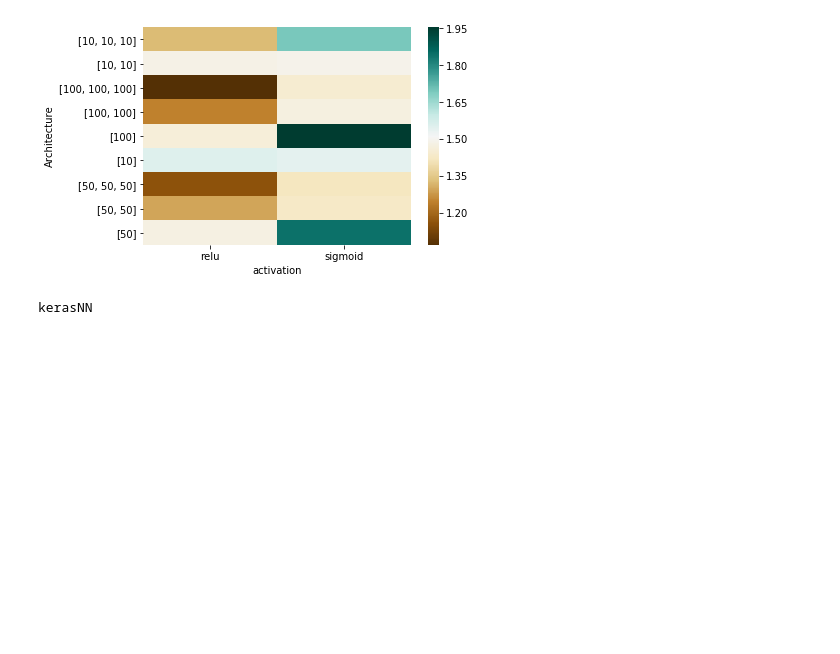
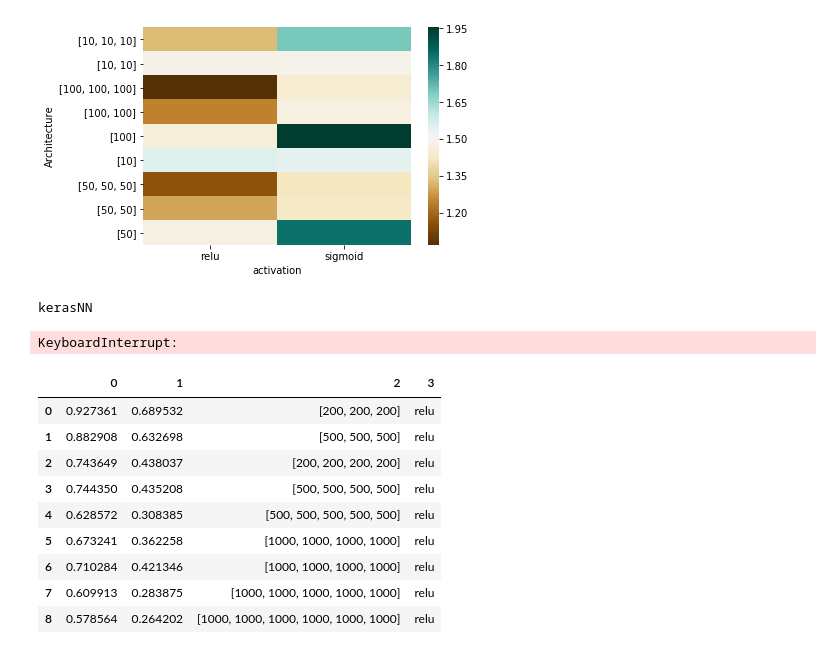
Before and after one commit to MarioBonse/MachineLearningProject, a Jupyter notebook: src/NNGridSearch.ipynb, the cells around one changed output. Drawn from its saved outputs; the diff is of its cells as text; code cells hidden in the pictures; blank space fills up the shorter version.

```diff
--- a/src/NNGridSearch.ipynb
+++ b/src/NNGridSearch.ipynb
@@ -46,7 +54,21 @@ ax = sns.heatmap(df, cmap="BrBG")
 # %% [output]
 [figure]
 # %%
-NN = kerasNN.KerasNN(NetworArchitecture = [100,100,100], activation = "relu", eta = 0.001, momentum = 0.1, epochs = 2000)
+NN = kerasNN.KerasNN(NetworArchitecture =[1000, 1000, 1000, 1000, 1000, 1000], activation = "relu", eta = 0.001, momentum = 0.1, epochs = 2000)
 val, train = NN.trainCV(X, Y,plot = True )
 # %% [output]
 kerasNN
+KeyboardInterrupt:
+# %%
+df
+# %% [output]
+|  | 0 | 1 | 2 | 3 |
+| 0 | 0.927361 | 0.689532 | [200, 200, 200] | relu |
+| 1 | 0.882908 | 0.632698 | [500, 500, 500] | relu |
+| 2 | 0.743649 | 0.438037 | [200, 200, 200, 200] | relu |
+| 3 | 0.744350 | 0.435208 | [500, 500, 500, 500] | relu |
+| 4 | 0.628572 | 0.308385 | [500, 500, 500, 500, 500] | relu |
+| 5 | 0.673241 | 0.362258 | [1000, 1000, 1000, 1000] | relu |
+| 6 | 0.710284 | 0.421346 | [1000, 1000, 1000, 1000] | relu |
+| 7 | 0.609913 | 0.283875 | [1000, 1000, 1000, 1000, 1000] | relu |
+| 8 | 0.578564 | 0.264202 | [1000, 1000, 1000, 1000, 1000, 1000] | relu |
```
Also changed, not shown: parts of 3 cells of this notebook, 7 other files.
